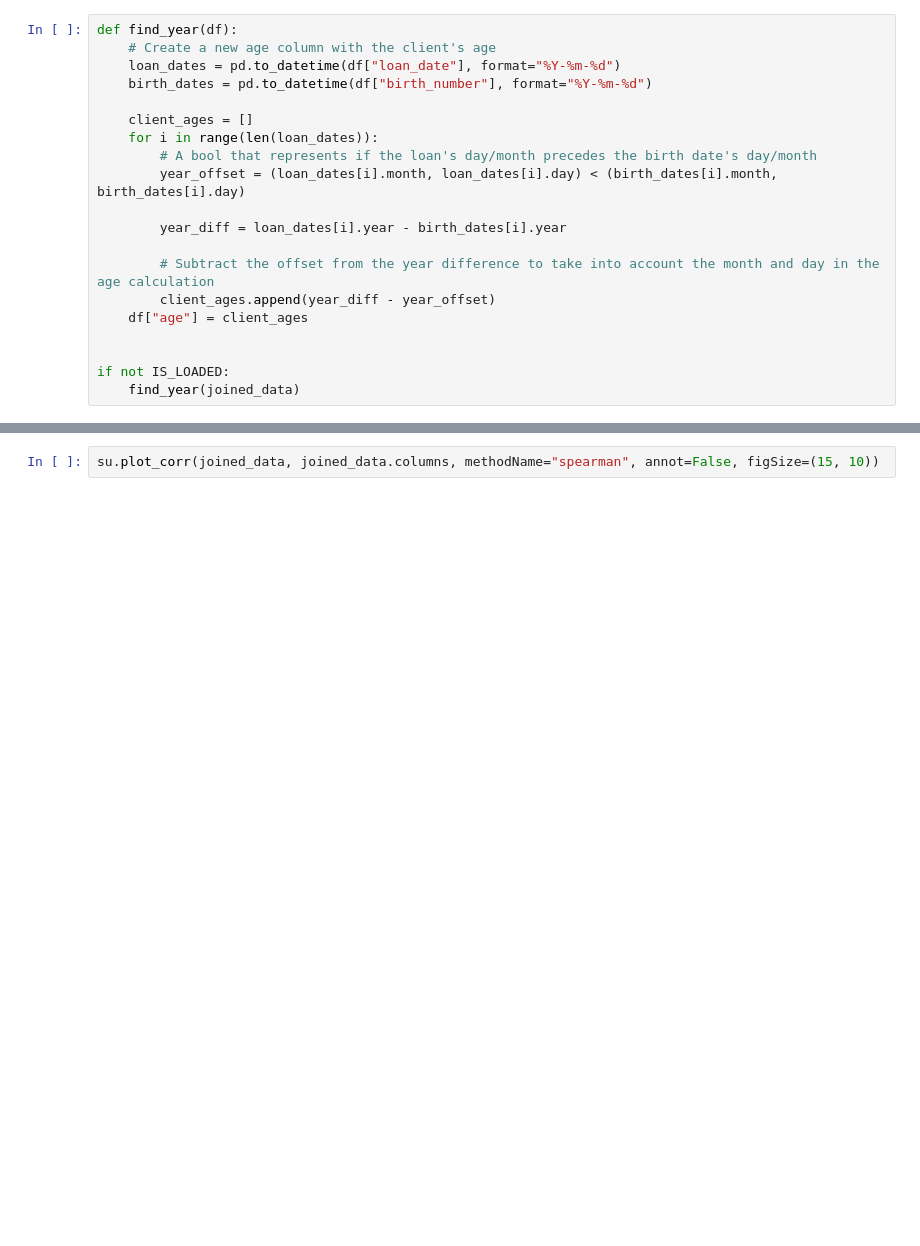
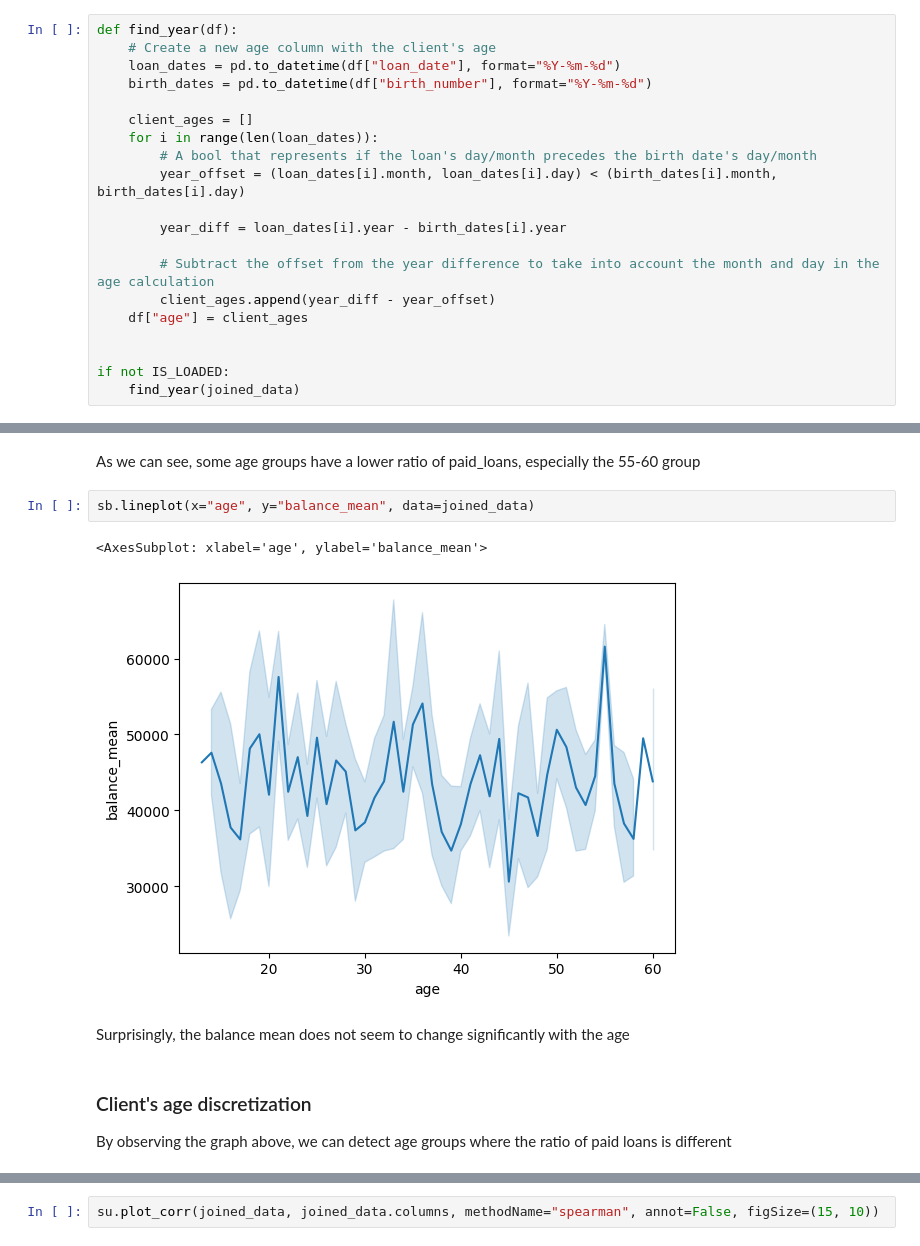
Before and after one commit to ruialves35/feup-ac, a Jupyter notebook: src/analysis/featureExtraction.ipynb, the cells around one changed output, grey strips where cells are left out. Drawn from its saved outputs; the diff is of its cells as text; blank space fills up the shorter version.

Commit message:
age discretization

```diff
--- a/src/analysis/featureExtraction.ipynb
+++ b/src/analysis/featureExtraction.ipynb
@@ -92,0 +83,12 @@ if not IS_LOADED:
+# %% [markdown]
+As we can see, some age groups have a lower ratio of paid_loans, especially the 55-60 group
+# %%
+sb.lineplot(x="age", y="balance_mean", data=joined_data)
+# %% [output]
+<AxesSubplot: xlabel='age', ylabel='balance_mean'>
+[figure, added]
+# %% [markdown]
+Surprisingly, the balance mean does not seem to change significantly with the age
+# %% [markdown]
+### Client's age discretization
+By observing the graph above, we can detect age groups where the ratio of paid loans is different
```
Also changed, not shown: parts of 7 cells of this notebook.
